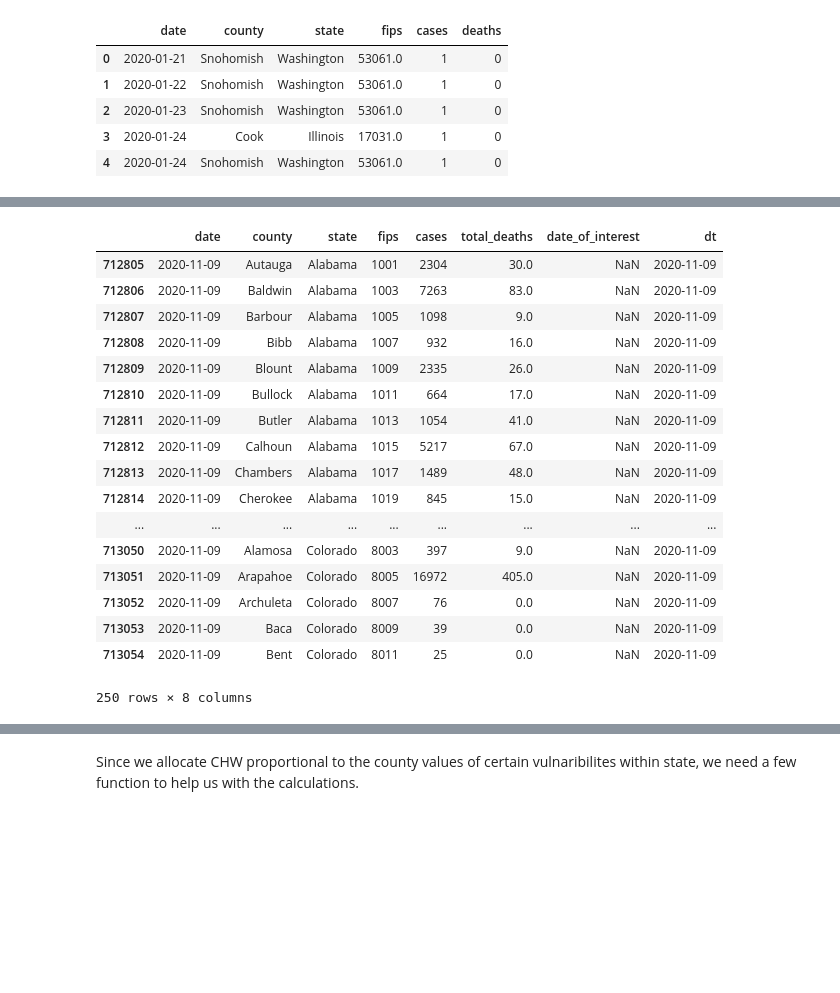
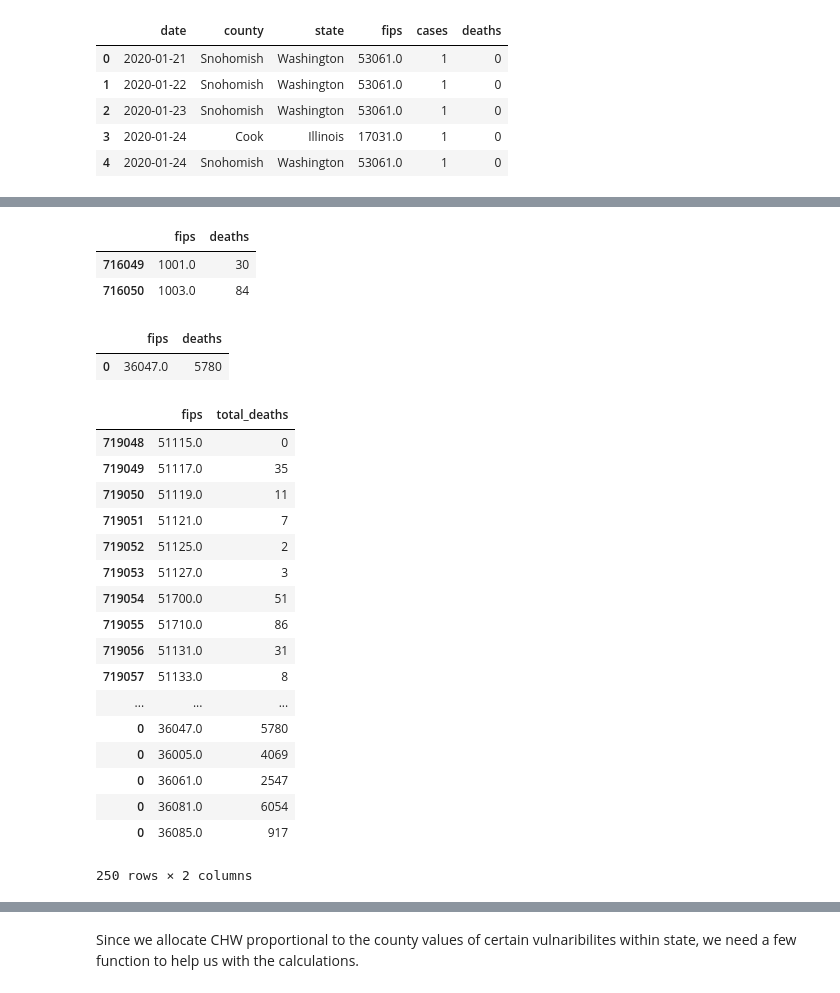
Before and after one commit to CenterForSpatialResearch/newpoliticsofcare_analysis, a Jupyter notebook: Community_Health_Workers_Proportional_Allocation.ipynb, the cells around one changed output, grey strips where cells are left out. Cells and saved outputs as stored; diff of their text form; code cells hidden in the pictures; blank space fills up the shorter version.

Commit message:
NYH_data_releasing_updates

```diff
--- a/Community_Health_Workers_Proportional_Allocation.ipynb
+++ b/Community_Health_Workers_Proportional_Allocation.ipynb
@@ -488,27 +586,46 @@ print (data_date_dt)
 # %%
 
-covid_death = covid[(covid['dt'] >= data_date_dt- timedelta(days = 1))]
-covid_death = covid_death.rename(columns={"deaths": "total_deaths"})
-covid_death.head(250)
+covid_death = covid_death[['fips', 'deaths']]
+covid_death.head(2)
 # %% [output]
-|  | date | county | state | fips | cases | total_deaths | date_of_interest | dt |
-| 712805 | 2020-11-09 | Autauga | Alabama | 1001 | 2304 | 30.0 | NaN | 2020-11-09 |
-| 712806 | 2020-11-09 | Baldwin | Alabama | 1003 | 7263 | 83.0 | NaN | 2020-11-09 |
-| 712807 | 2020-11-09 | Barbour | Alabama | 1005 | 1098 | 9.0 | NaN | 2020-11-09 |
-| 712808 | 2020-11-09 | Bibb | Alabama | 1007 | 932 | 16.0 | NaN | 2020-11-09 |
-| 712809 | 2020-11-09 | Blount | Alabama | 1009 | 2335 | 26.0 | NaN | 2020-11-09 |
-| 712810 | 2020-11-09 | Bullock | Alabama | 1011 | 664 | 17.0 | NaN | 2020-11-09 |
-| 712811 | 2020-11-09 | Butler | Alabama | 1013 | 1054 | 41.0 | NaN | 2020-11-09 |
-| 712812 | 2020-11-09 | Calhoun | Alabama | 1015 | 5217 | 67.0 | NaN | 2020-11-09 |
-| 712813 | 2020-11-09 | Chambers | Alabama | 1017 | 1489 | 48.0 | NaN | 2020-11-09 |
-| 712814 | 2020-11-09 | Cherokee | Alabama | 1019 | 845 | 15.0 | NaN | 2020-11-09 |
-| ... | ... | ... | ... | ... | ... | ... | ... | ... |
-| 713050 | 2020-11-09 | Alamosa | Colorado | 8003 | 397 | 9.0 | NaN | 2020-11-09 |
-| 713051 | 2020-11-09 | Arapahoe | Colorado | 8005 | 16972 | 405.0 | NaN | 2020-11-09 |
-| 713052 | 2020-11-09 | Archuleta | Colorado | 8007 | 76 | 0.0 | NaN | 2020-11-09 |
-| 713053 | 2020-11-09 | Baca | Colorado | 8009 | 39 | 0.0 | NaN | 2020-11-09 |
-| 713054 | 2020-11-09 | Bent | Colorado | 8011 | 25 | 0.0 | NaN | 2020-11-09 |
+|  | fips | deaths |
+| 716049 | 1001.0 | 30 |
+| 716050 | 1003.0 | 84 |
-250 rows × 8 columns
+# %%
+Kings_death.head(2)
+# %% [output]
+|  | fips | deaths |
+| 0 | 36047.0 | 5780 |
+# %%
+# We merge the NY data with the rest of the US data
+covid_death = pd.concat([covid_death, Kings_death, Bronx_death, Manhattan_death, Queens_death, Richmond_death], sort = False)
+
+covid_death = covid_death.rename(columns={"deaths": "total_deaths"})
+
+
+# Create a dictionary for the cumulative COVID deaths in each county
+County_covid_death = dict(zip(covid_death.fips, covid_death.total_deaths))
+
+covid_death.tail(250)
+# %% [output]
+|  | fips | total_deaths |
+| 719048 | 51115.0 | 0 |
+| 719049 | 51117.0 | 35 |
+| 719050 | 51119.0 | 11 |
+| 719051 | 51121.0 | 7 |
+| 719052 | 51125.0 | 2 |
+| 719053 | 51127.0 | 3 |
+| 719054 | 51700.0 | 51 |
+| 719055 | 51710.0 | 86 |
+| 719056 | 51131.0 | 31 |
+| 719057 | 51133.0 | 8 |
+| ... | ... | ... |
+| 0 | 36047.0 | 5780 |
+| 0 | 36005.0 | 4069 |
+| 0 | 36061.0 | 2547 |
+| 0 | 36081.0 | 6054 |
+| 0 | 36085.0 | 917 |
+250 rows × 2 columns
 # %%
 covid_death.shape
 # %% [output]
```
Also changed, not shown: parts of 37 cells of this notebook, 3 other files.
